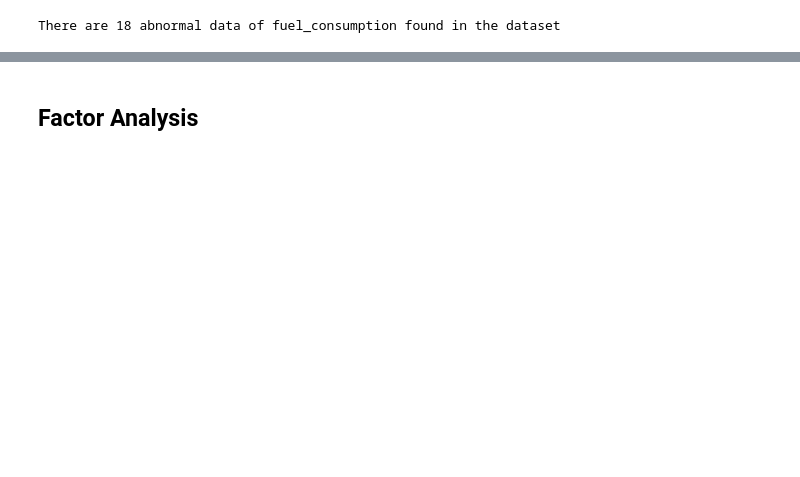
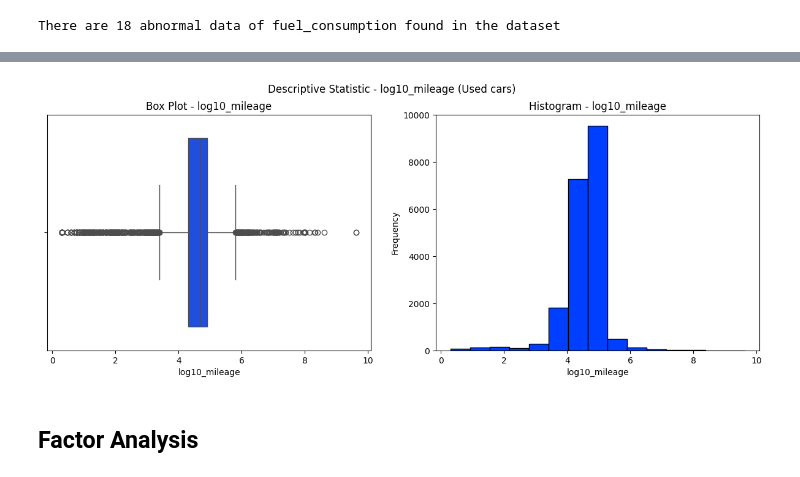
Before and after one commit to duyphuongnguyen1999/Car-Price-Prediction, a Jupyter notebook: Data_Preparation_Module.ipynb, the cells around one changed output, grey strips where cells are left out. Saved outputs shown, nothing was run; the diff lists cells and outputs as text; code cells hidden in the pictures; blank space fills up the shorter version.

```diff
--- a/Data_Preparation_Module.ipynb
+++ b/Data_Preparation_Module.ipynb
@@ -399,3 +434,22 @@ plt.show()
+# %%
+# Descriptive Statistic Analysis - log10_mileage
+# Initialize figure
+plt.figure(figsize=(15,5))
+plt.suptitle('Descriptive Statistic - log10_mileage (Used cars)')
+# Subplot 1
+plt.subplot(121)
+sns.boxplot(x='log10_mileage',
+            data=car_details[car_details['condition']=='Used car']) # Extract only data of used cars
+plt.title('Box Plot - log10_mileage')
+# Subplot 2
+plt.subplot(122)
+car_details[car_details['condition']=='Used car']['log10_mileage'] \
+            .plot(kind='hist', bins=15, edgecolor='black')
+plt.xlabel('log10_mileage')
+plt.title('Histogram - log10_mileage')
+plt.show()
+# %% [output]
+[figure, added]
 # %% [markdown]
 ## Factor Analysis
 # %%
```
Also changed, not shown: parts of 14 cells of this notebook.
